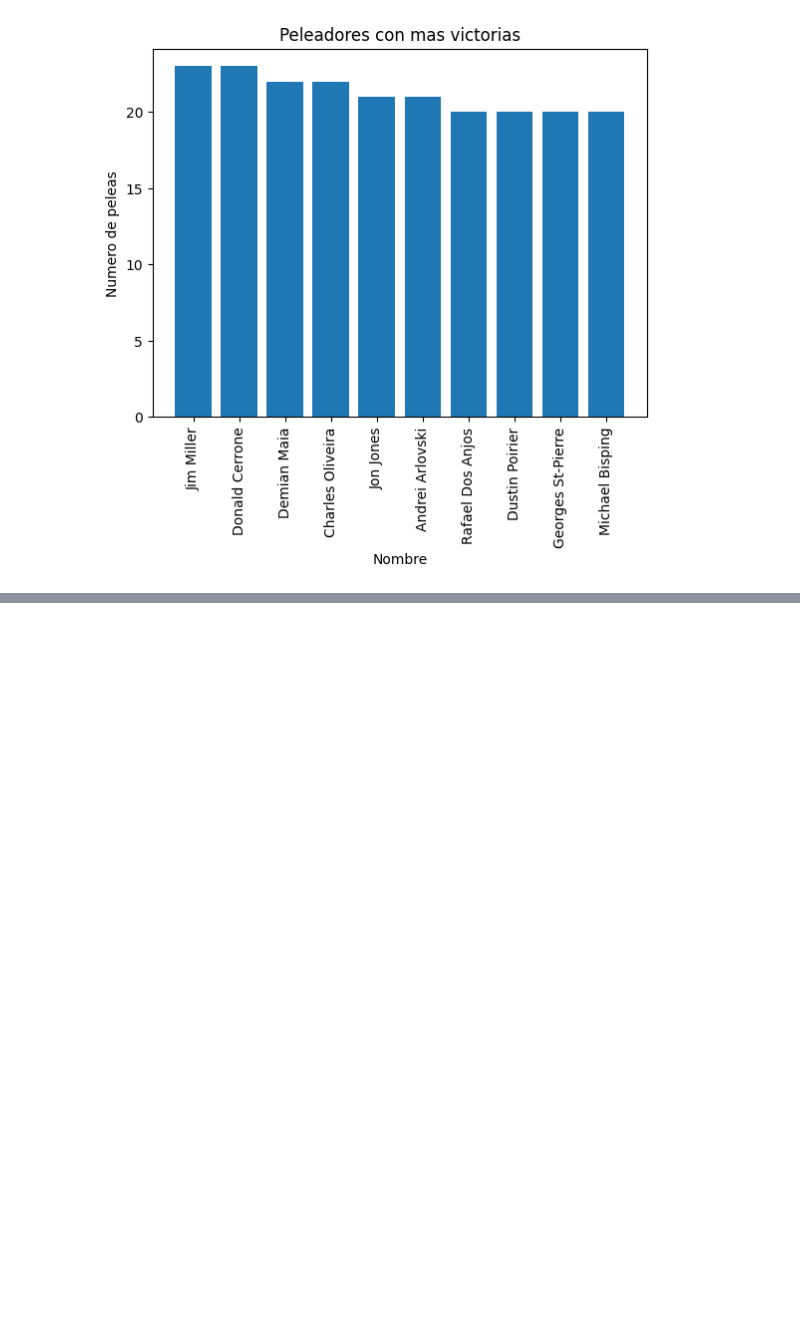
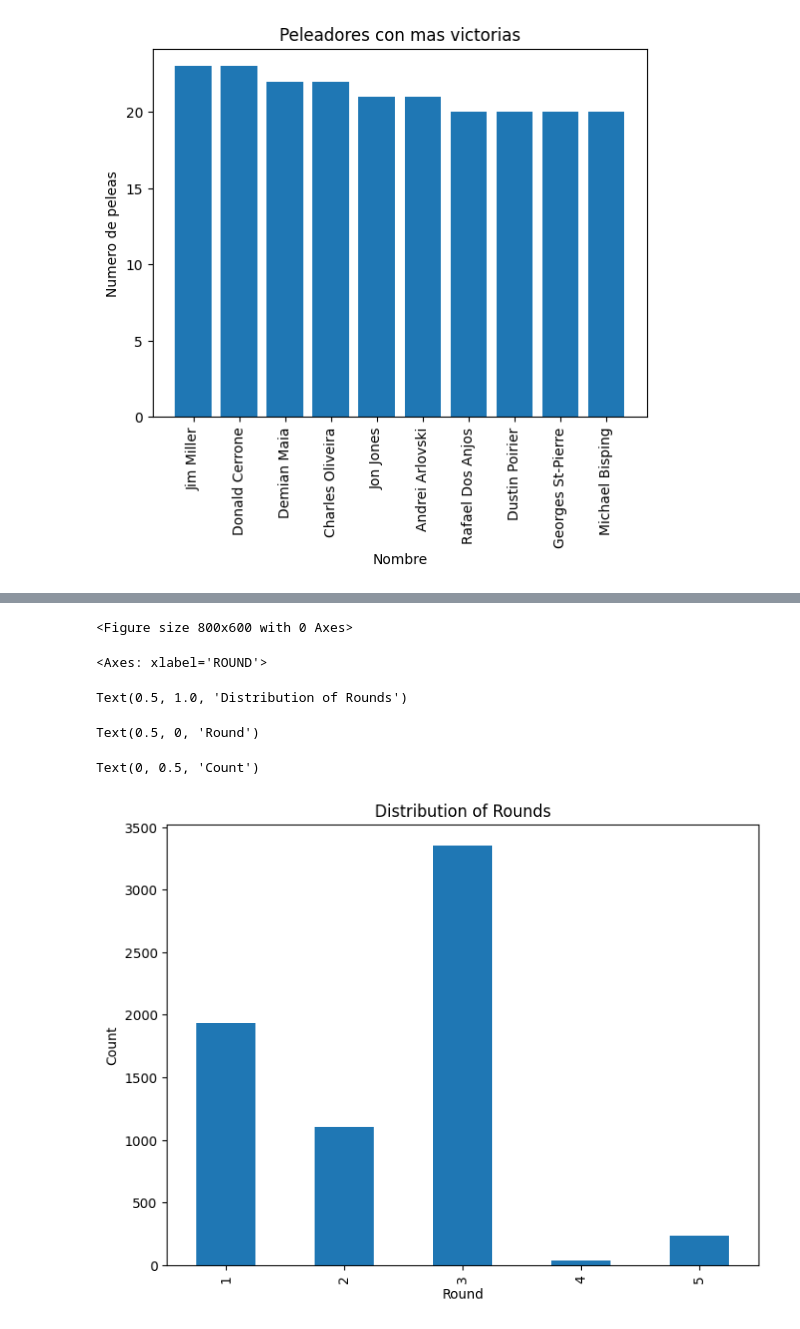
Before and after one commit to YaotecatlMtz/analisisUFC, a Jupyter notebook: primeraEntregaProyecto.ipynb, the cells around one changed output, grey strips where cells are left out. Drawn from its saved outputs; the diff is of its cells as text; code cells hidden in the pictures; blank space fills up the shorter version.

```diff
--- a/primeraEntregaProyecto.ipynb
+++ b/primeraEntregaProyecto.ipynb
@@ -802,0 +851,4 @@ Text(0.5, 1.0, 'Peleadores con mas victorias')
+# %%
+round_counts = df['ROUND'].value_counts()
+print("\nFrequency Distribution of ROUND:")
+print(round_counts)
@@ -802,0 +864,14 @@ Text(0.5, 1.0, 'Peleadores con mas victorias')
+# %%
+plt.figure(figsize=(8, 6))
+round_counts.sort_index().plot(kind='bar')
+plt.title('Distribution of Rounds')
+plt.xlabel('Round')
+plt.ylabel('Count')
+plt.show()
+# %% [output]
+<Figure size 800x600 with 0 Axes>
+<Axes: xlabel='ROUND'>
+Text(0.5, 1.0, 'Distribution of Rounds')
+Text(0.5, 0, 'Round')
+Text(0, 0.5, 'Count')
+[figure, added]
```
Also changed, not shown: parts of 9 cells of this notebook.
